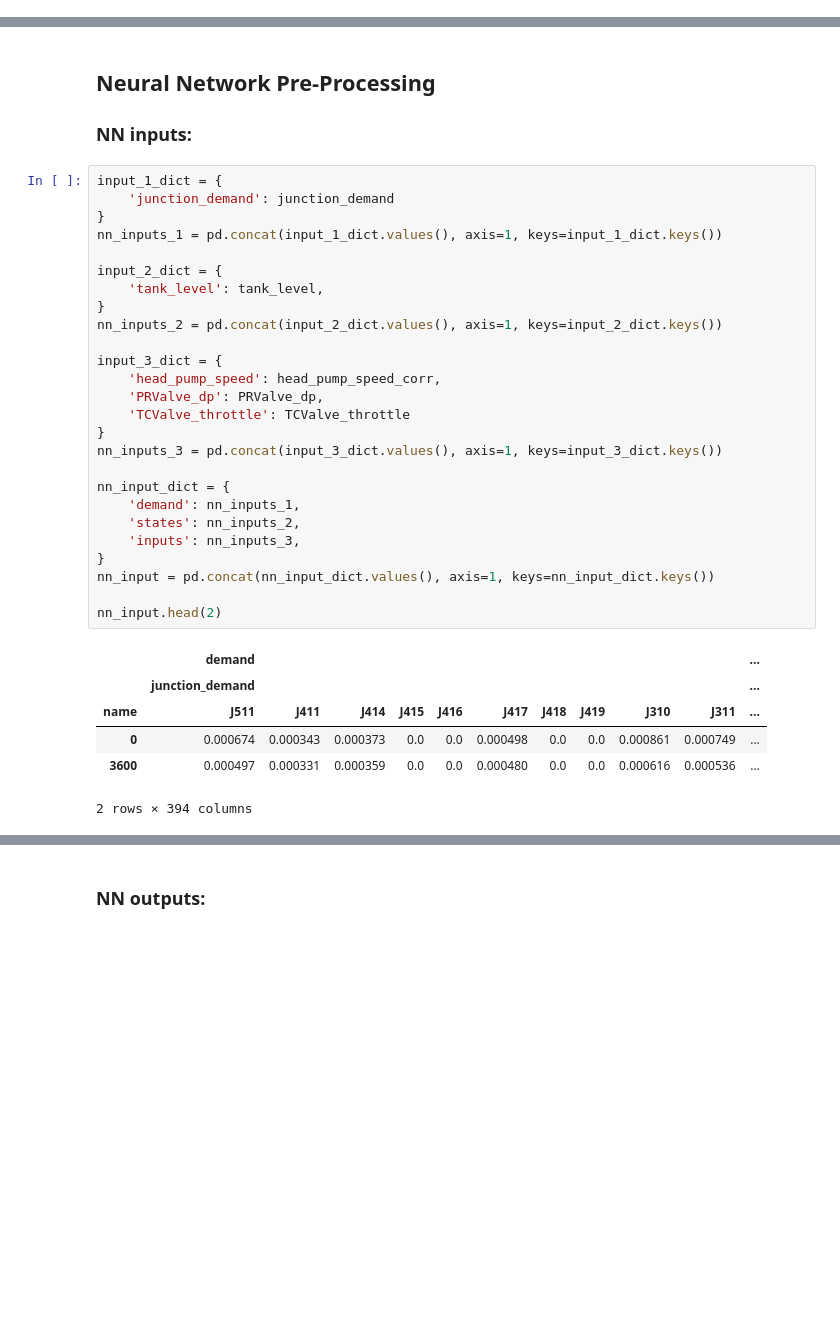
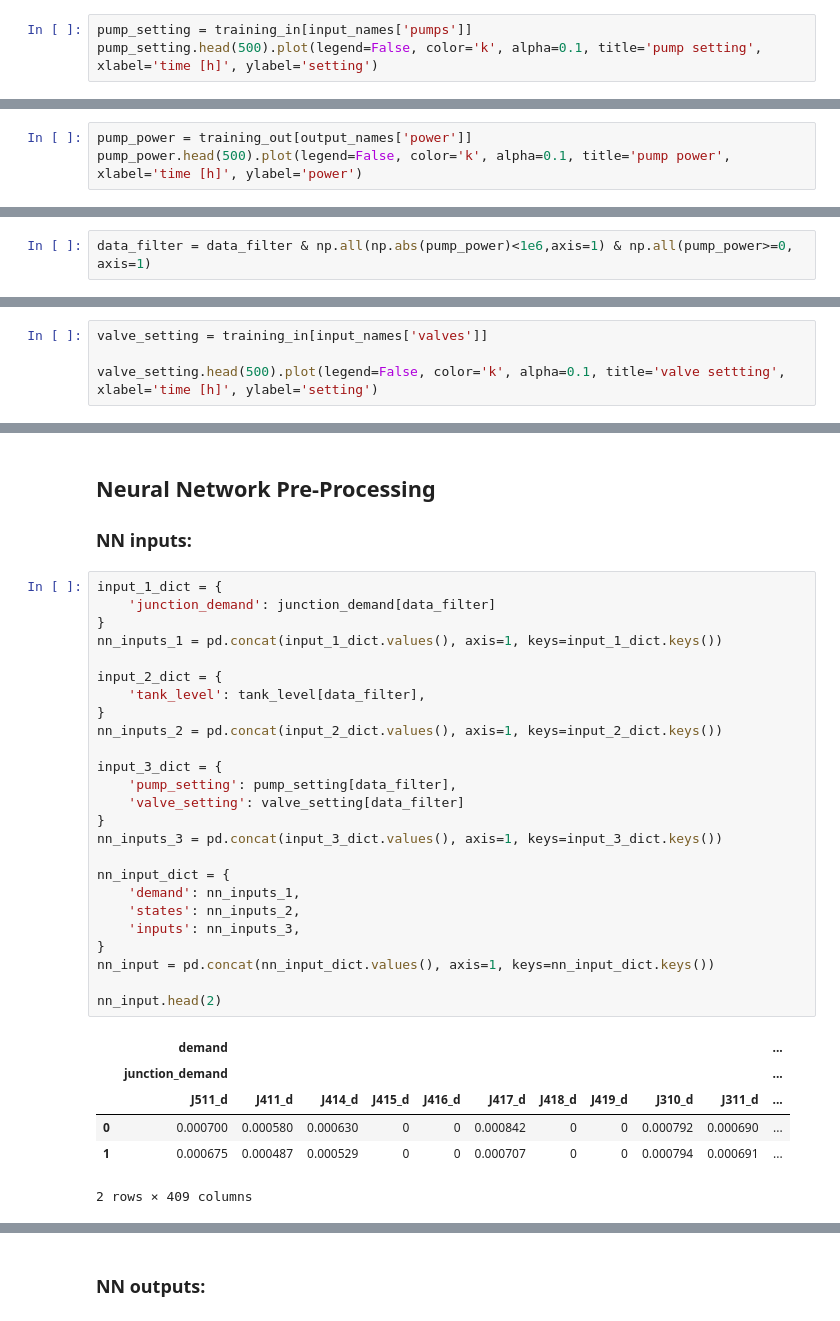
Before and after one commit to 4flixt/2019_WNTR_Surrogate_Model, a Jupyter notebook: Surrogate_Model/DNN_woClustering/DNN_woClustering_test.ipynb, the cells around one changed output, grey strips where cells are left out. Saved outputs shown, nothing was run; the diff lists cells and outputs as text; blank space fills up the shorter version.

```diff
--- a/Surrogate_Model/DNN_woClustering/DNN_woClustering_test.ipynb
+++ b/Surrogate_Model/DNN_woClustering/DNN_woClustering_test.ipynb
@@ -72,0 +117,3 @@ pump_energy.head(3)
+# %%
+pump_setting = training_in[input_names['pumps']]
+pump_setting.head(500).plot(legend=False, color='k', alpha=0.1, title='pump setting', xlabel='time [h]', ylabel='setting')
@@ -72,0 +123,3 @@ pump_energy.head(3)
+# %%
+pump_power = training_out[output_names['power']]
+pump_power.head(500).plot(legend=False, color='k', alpha=0.1, title='pump power', xlabel='time [h]', ylabel='power')
@@ -72,0 +129,2 @@ pump_energy.head(3)
+# %%
+data_filter = data_filter & np.all(np.abs(pump_power)<1e6,axis=1) & np.all(pump_power>=0, axis=1)
@@ -80,0 +151,4 @@ TCValve_throttle_status = results.link['status'][nw_link_df.keys()[nw_link_df.lo
+# %%
+valve_setting = training_in[input_names['valves']]
+
+valve_setting.head(500).plot(legend=False, color='k', alpha=0.1, title='valve settting', xlabel='time [h]', ylabel='setting')
@@ -83,34 +160,33 @@ TCValve_throttle_status = results.link['status'][nw_link_df.keys()[nw_link_df.lo
 ### NN inputs:
 # %%
 input_1_dict = {
-    'junction_demand': junction_demand
+    'junction_demand': junction_demand[data_filter]
 }
 nn_inputs_1 = pd.concat(input_1_dict.values(), axis=1, keys=input_1_dict.keys())
 
 input_2_dict = {
-    'tank_level': tank_level,
+    'tank_level': tank_level[data_filter],
 }
 nn_inputs_2 = pd.concat(input_2_dict.values(), axis=1, keys=input_2_dict.keys())
 
 input_3_dict = {
-    'head_pump_speed': head_pump_speed_corr,
-    'PRValve_dp': PRValve_dp,
-    'TCValve_throttle': TCValve_throttle
+    'pump_setting': pump_setting[data_filter],
+    'valve_setting': valve_setting[data_filter]
 }
 nn_inputs_3 = pd.concat(input_3_dict.values(), axis=1, keys=input_3_dict.keys())
 
 nn_input_dict = {
     'demand': nn_inputs_1,
     'states': nn_inputs_2,
     'inputs': nn_inputs_3,
 }
 nn_input = pd.concat(nn_input_dict.values(), axis=1, keys=nn_input_dict.keys())
 
 nn_input.head(2)
 # %% [output]
 |  | demand |  |  |  |  |  |  |  |  |  | ... |
 |  | junction_demand |  |  |  |  |  |  |  |  |  | ... |
-| name | J511 | J411 | J414 | J415 | J416 | J417 | J418 | J419 | J310 | J311 | ... |
-| 0 | 0.000674 | 0.000343 | 0.000373 | 0.0 | 0.0 | 0.000498 | 0.0 | 0.0 | 0.000861 | 0.000749 | ... |
-| 3600 | 0.000497 | 0.000331 | 0.000359 | 0.0 | 0.0 | 0.000480 | 0.0 | 0.0 | 0.000616 | 0.000536 | ... |
+|  | J511_d | J411_d | J414_d | J415_d | J416_d | J417_d | J418_d | J419_d | J310_d | J311_d | ... |
+| 0 | 0.000700 | 0.000580 | 0.000630 | 0 | 0 | 0.000842 | 0 | 0 | 0.000792 | 0.000690 | ... |
+| 1 | 0.000675 | 0.000487 | 0.000529 | 0 | 0 | 0.000707 | 0 | 0 | 0.000794 | 0.000691 | ... |
-2 rows × 394 columns
+2 rows × 409 columns
```
Also changed, not shown: parts of 49 cells of this notebook.
